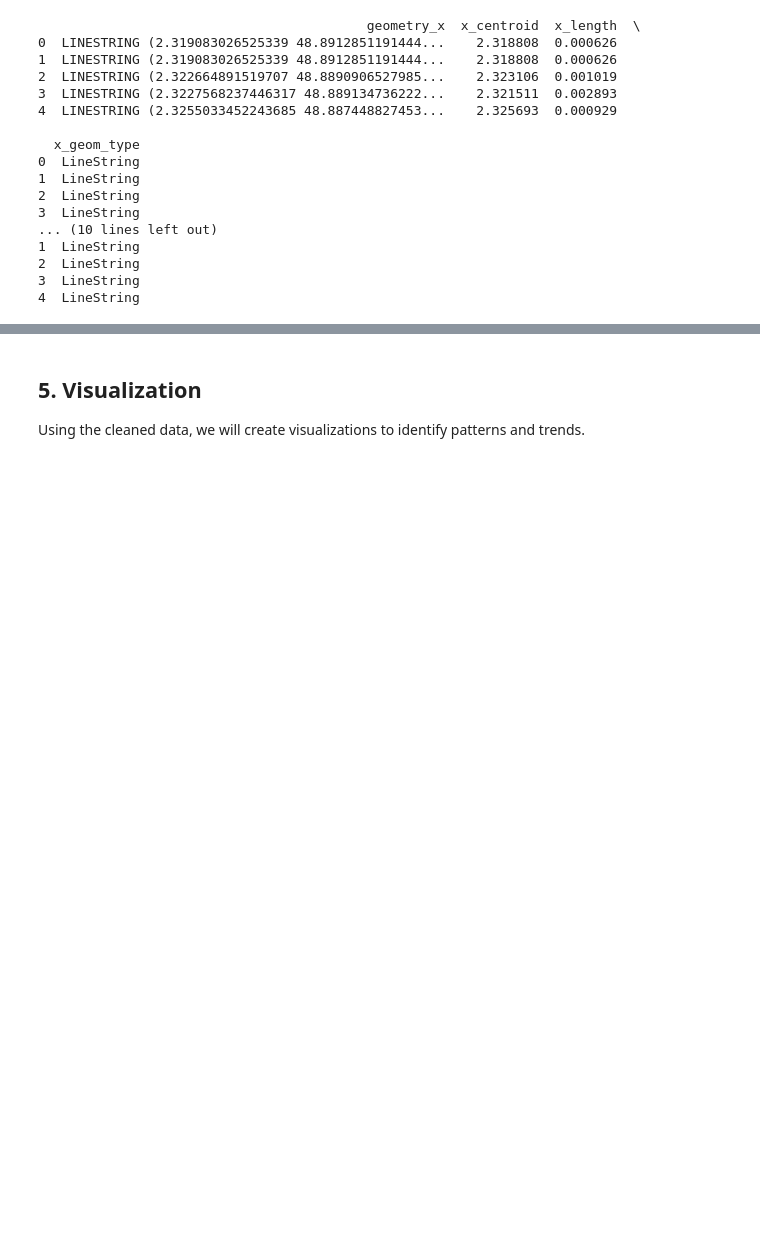
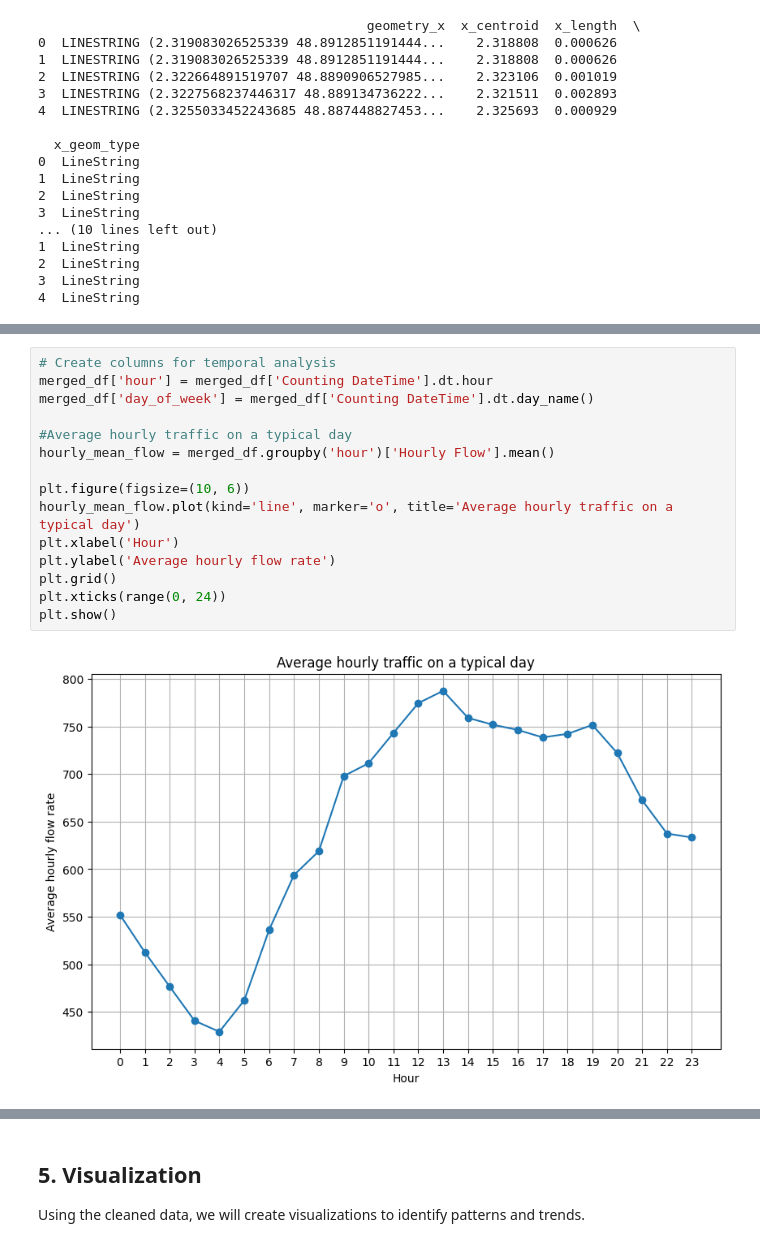
Before and after one commit to Happiste/UrbanPulse, a Jupyter notebook: UrbanPulse.ipynb, the cells around one changed output, grey strips where cells are left out. Saved outputs shown, nothing was run; the diff lists cells and outputs as text; blank space fills up the shorter version.

```diff
--- a/UrbanPulse.ipynb
+++ b/UrbanPulse.ipynb
@@ -652,0 +733,17 @@ print(merged_df[['geometry_y', 'y_centroid', 'y_length', 'y_geom_type']].head())
+# %%
+# Create columns for temporal analysis
+merged_df['hour'] = merged_df['Counting DateTime'].dt.hour
+merged_df['day_of_week'] = merged_df['Counting DateTime'].dt.day_name()
+
+#Average hourly traffic on a typical day
+hourly_mean_flow = merged_df.groupby('hour')['Hourly Flow'].mean()
+
+plt.figure(figsize=(10, 6))
+hourly_mean_flow.plot(kind='line', marker='o', title='Average hourly traffic on a typical day')
+plt.xlabel('Hour')
+plt.ylabel('Average hourly flow rate')
+plt.grid()
+plt.xticks(range(0, 24))
+plt.show()
+# %% [output]
+[figure, added]
```
Also changed, not shown: parts of 14 cells of this notebook.
